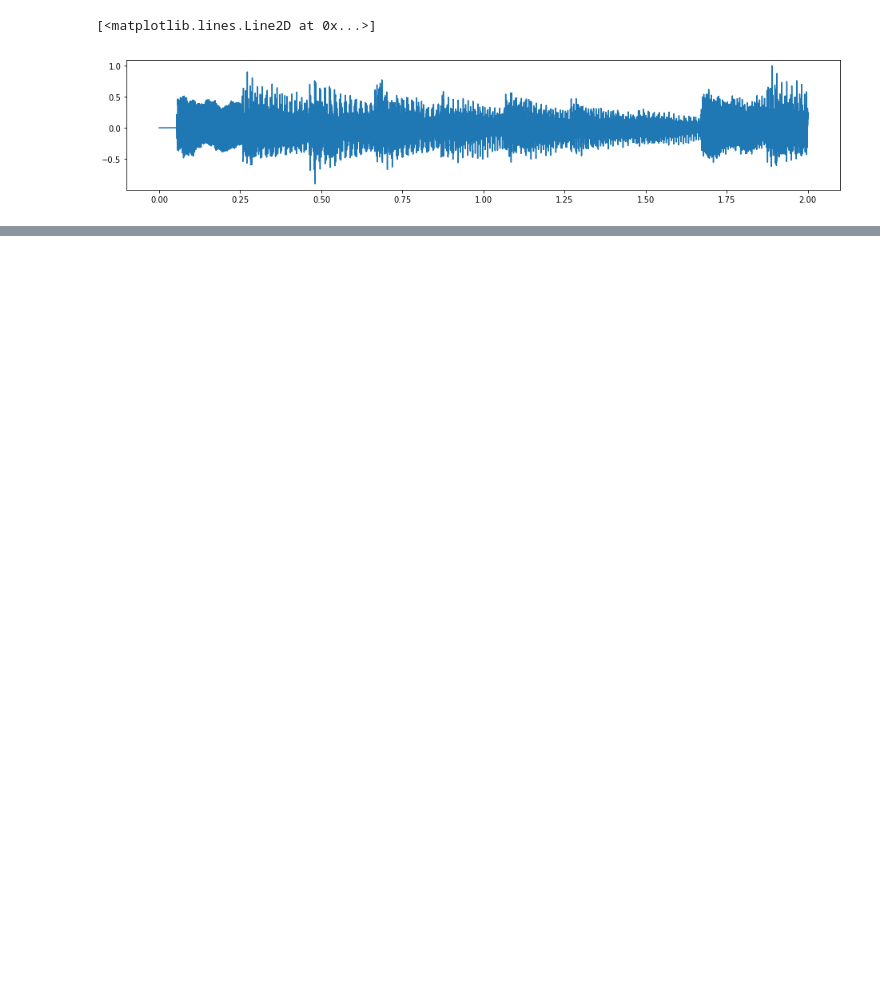
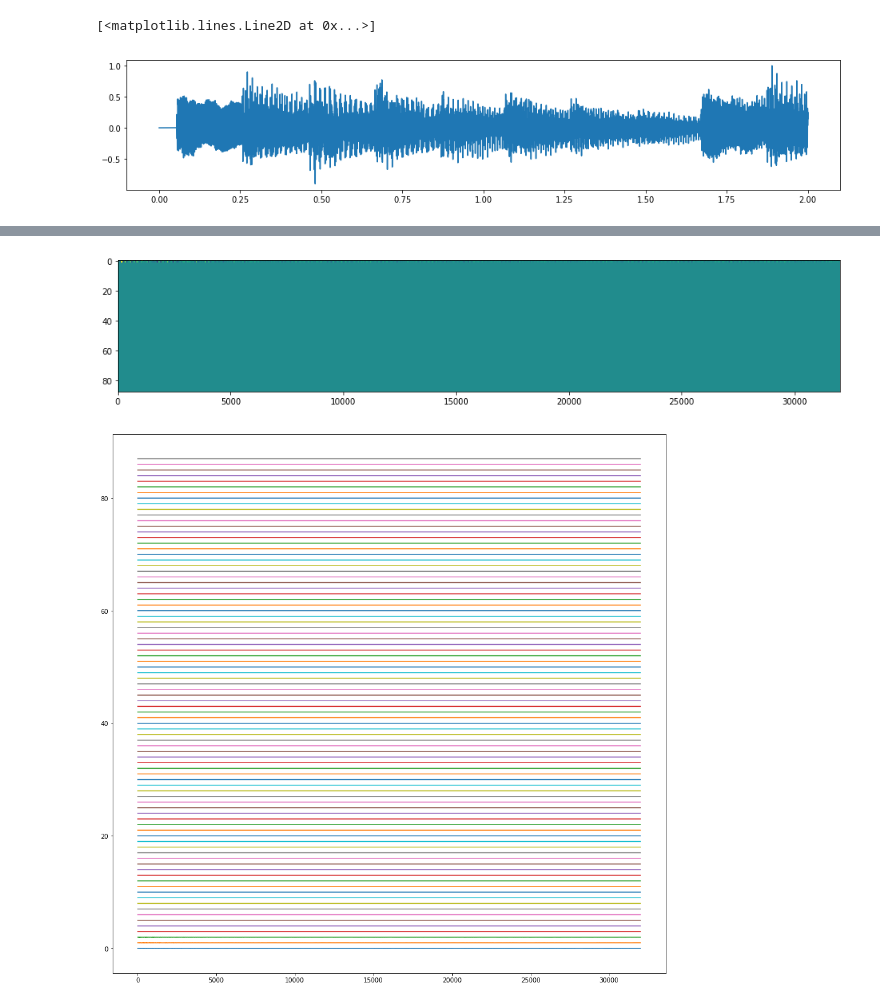
Before and after one commit to PabloAlvarado/gpitch, a Jupyter notebook: scripts/demos/notebooks/svi/demo_pitch_detection_all_88.ipynb, the cells around one changed output, grey strips where cells are left out. Saved outputs shown, nothing was run; the diff lists cells and outputs as text; code cells hidden in the pictures; blank space fills up the shorter version.

```diff
--- a/scripts/demos/notebooks/svi/demo_pitch_detection_all_88.ipynb
+++ b/scripts/demos/notebooks/svi/demo_pitch_detection_all_88.ipynb
@@ -114,0 +145,11 @@ TypeError: 'NoneType' object has no attribute '__getitem__'
+# %%
+pr = pickle.load(open(pickleloc + "piano_roll_maps_88.p", "rb"))
+# %%
+plt.imshow(pr, aspect='auto')
+
+plt.figure(figsize=(16, 16))
+for i in range(pr.shape[0]):
+   plt.plot(i + piano_roll[i, :])
+# %% [output]
+[figure, added]
+[figure, added]
```
Also changed, not shown: parts of 5 cells of this notebook, 1 other file.
